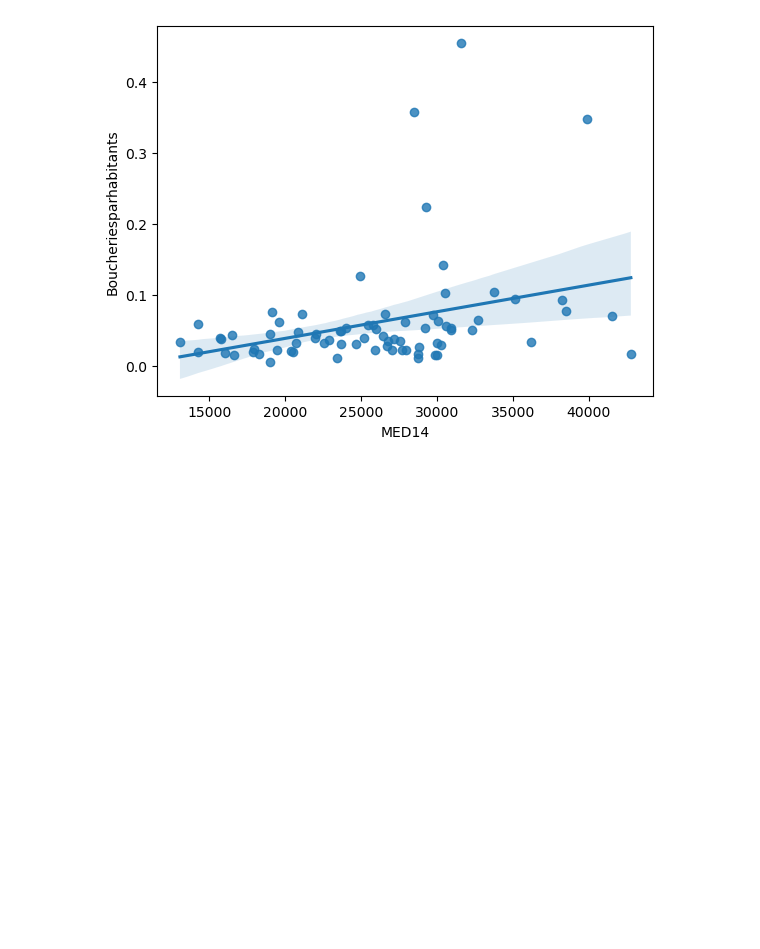
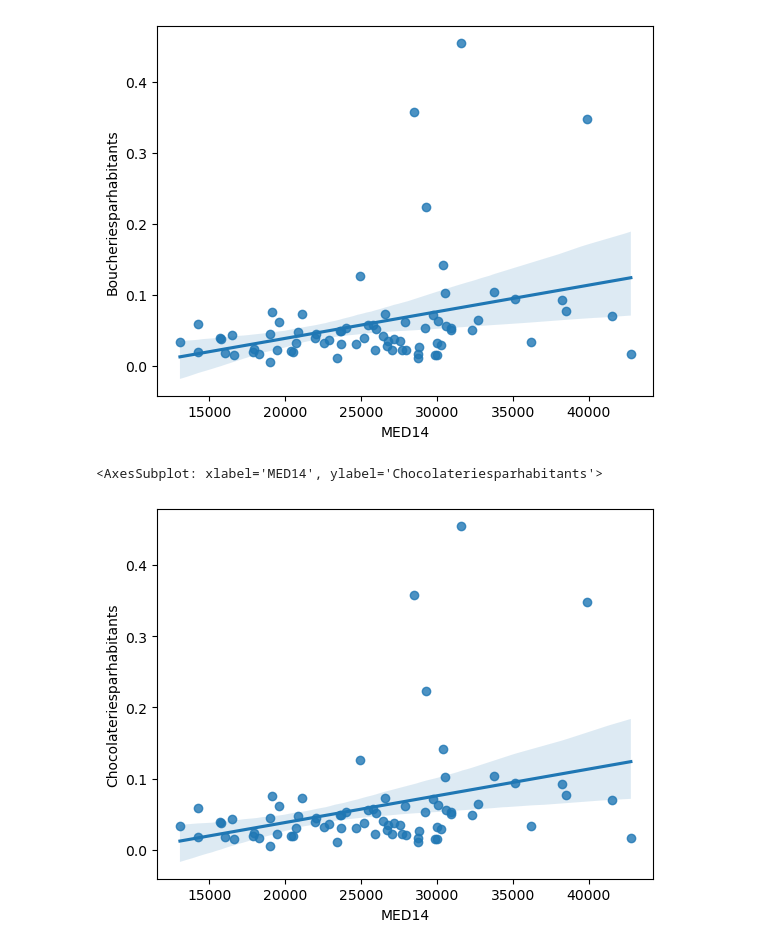
Before and after one commit to RichardAHOU/Projet-2A, a Jupyter notebook: Modelisation.ipynb, the cells around one changed output. Drawn from its saved outputs; the diff is of its cells as text; code cells hidden in the pictures; blank space fills up the shorter version.

```diff
--- a/Modelisation.ipynb
+++ b/Modelisation.ipynb
@@ -11,8 +21,14 @@ convertisseur = pd.read_csv('Projet-2A/datas/correspondance-code-insee-code-post
+# %%
+BaseBoucheries = BaseBoucheries.loc[BaseBoucheries['departement'].isin(['75','92','93','94'])]
+BaseChocolateries = BaseChocolateries.loc[BaseChocolateries['departement'].isin(['75','92','93','94'])]
+BaseBoulangeries = BaseBoulangeries.loc[BaseBoulangeries['departement'].isin(['75','92','93','94'])]
+BasePharmacies = BasePharmacies.loc[BasePharmacies['departement'].isin(['75','92','93','94'])]
+BaseLibrairies = BaseLibrairies.loc[BaseLibrairies['departement'].isin(['75','92','93','94'])]
 # %% [markdown]
 ## La petite couronne
 # %%
-final = convertisseur.loc[convertisseur['Code Département'].isin(['75','92','93','94'])]
-final
+Convertisseur = convertisseur.loc[convertisseur['Code Département'].isin(['75','92','93','94'])]
+Convertisseur
 # %% [output]
 |  | Code INSEE | Code Postal | Commune | Département | Région | Statut | Altitude Moyenne | Superficie | ... |
 | 89 | 93008 | 93000 | BOBIGNY | SEINE-SAINT-DENIS | ILE-DE-FRANCE | Préfecture | 48.0 | 674.0 | ... |
@@ -134,3 +199,8 @@ sns.regplot(x='MED14', y='Boucheriesparhabitants', data=pref)
 # %% [output]
 <AxesSubplot: xlabel='MED14', ylabel='Boucheriesparhabitants'>
 [figure]
+# %%
+sns.regplot(x='MED14', y='Chocolateriesparhabitants', data=pref)
+# %% [output]
+<AxesSubplot: xlabel='MED14', ylabel='Chocolateriesparhabitants'>
+[figure, added]
```
Also changed, not shown: parts of 15 cells of this notebook.
